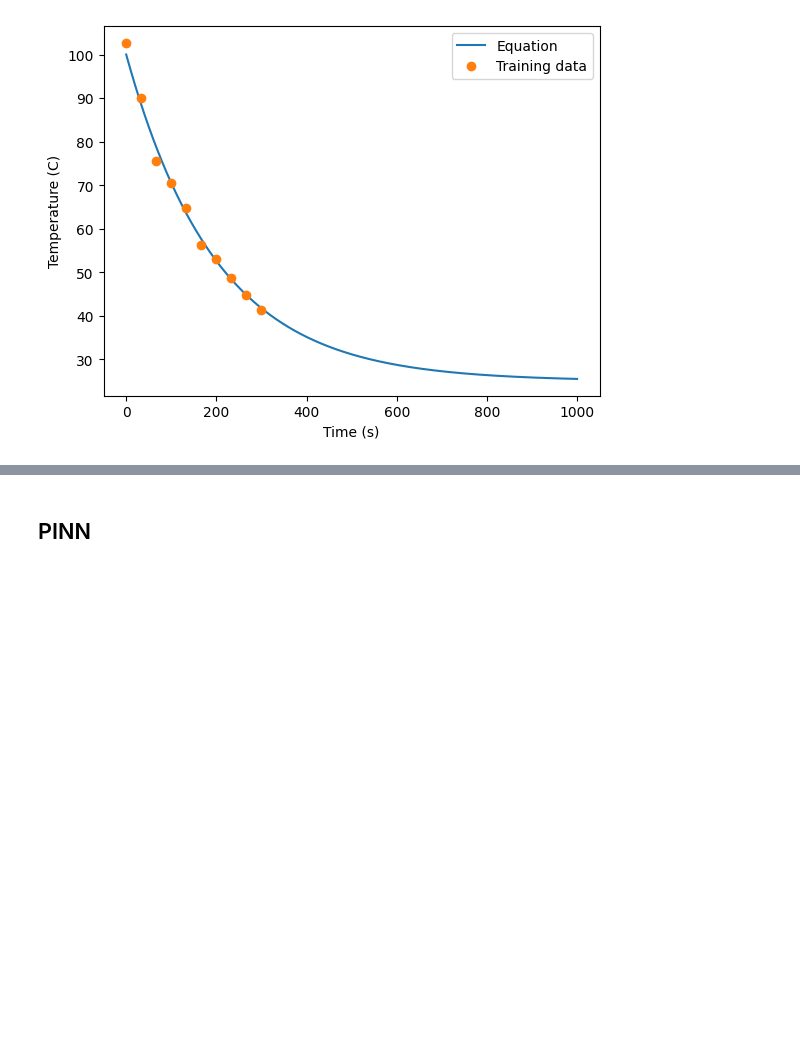
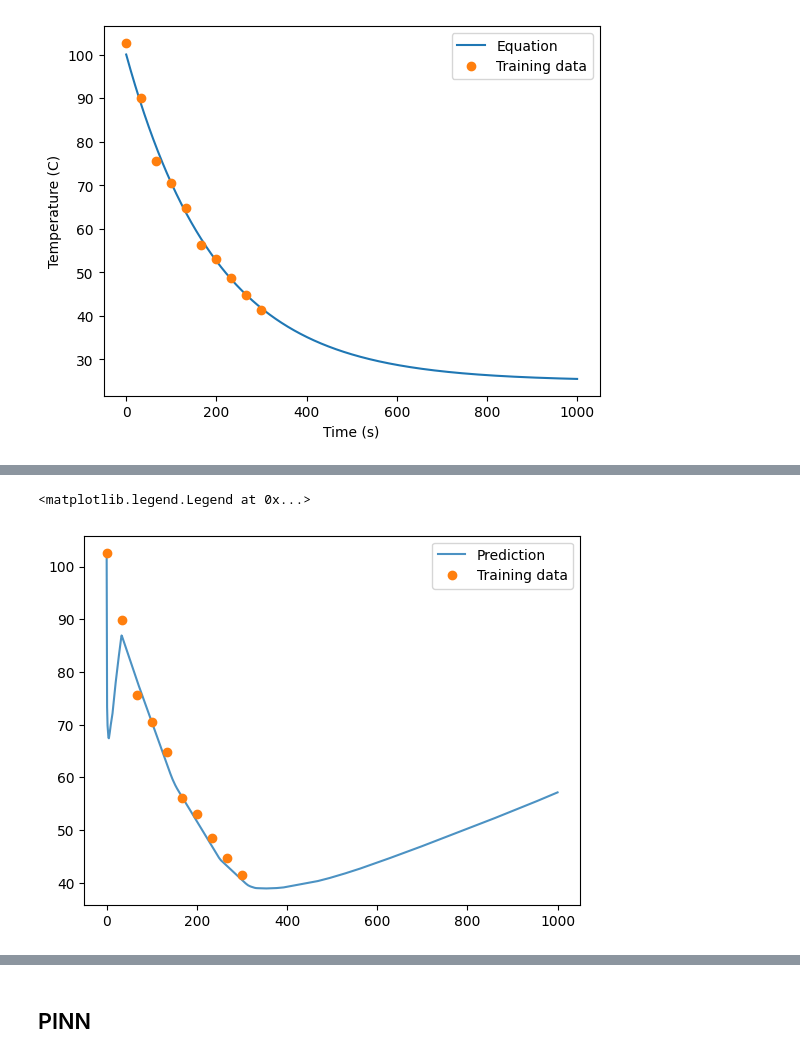
Before and after one commit to geo-smart/mlgeo, a Jupyter notebook: book/Chapter4-DeepLearning/mlgeo_4.7_PINN.ipynb, the cells around one changed output, grey strips where cells are left out. Drawn from its saved outputs; the diff is of its cells as text; code cells hidden in the pictures; blank space fills up the shorter version.

```diff
--- a/book/Chapter4-DeepLearning/mlgeo_4.7_PINN.ipynb
+++ b/book/Chapter4-DeepLearning/mlgeo_4.7_PINN.ipynb
@@ -221,3 +222,12 @@ Epoch 18000/20000, loss: 0.33
+# %%
+prediction_temp_baseline = net.predict(times)
+
+plt.plot(times, prediction_temp_baseline, alpha=0.8)
+plt.plot(t, T, 'o')
+plt.legend(['Prediction', 'Training data'])
+# %% [output]
+<matplotlib.legend.Legend at 0x...>
+[figure, added]
 # %%
 # define the second loss function
 def l2_reg(model: torch.nn.Module):
```
Also changed, not shown: parts of 4 cells of this notebook, 13 other files.
